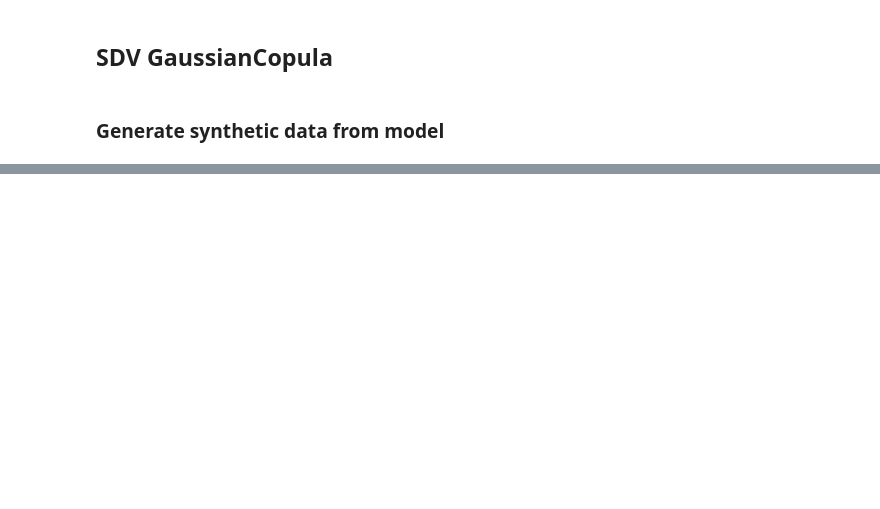
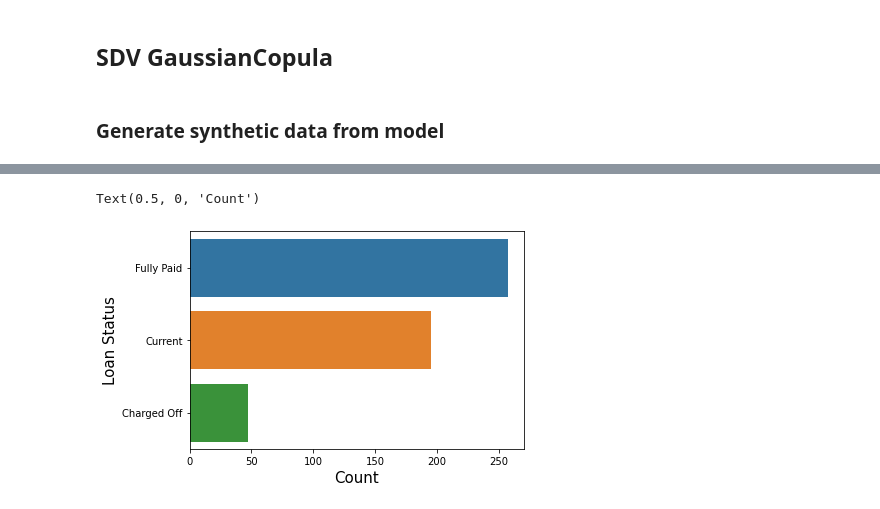
Before and after one commit to dmtrinh/SyntheticData, a Jupyter notebook: SDV.ipynb, the cells around one changed output, grey strips where cells are left out. Drawn from its saved outputs; the diff is of its cells as text; code cells hidden in the pictures; blank space fills up the shorter version.

```diff
--- a/SDV.ipynb
+++ b/SDV.ipynb
@@ -232,0 +222,10 @@ TypeError: multiple values for argument 's'
+# %%
+loan_status_vis2 = synthetic_data['loan_status'].value_counts()
+
+# Plot the value counts
+sns.barplot(y=loan_status_vis2.index, x=loan_status_vis2)
+plt.ylabel('Loan Status', fontsize=15)
+plt.xlabel('Count', fontsize=15)
+# %% [output]
+Text(0.5, 0, 'Count')
+[figure, added]
```
Also changed, not shown: parts of 15 cells of this notebook, 3 other files.
